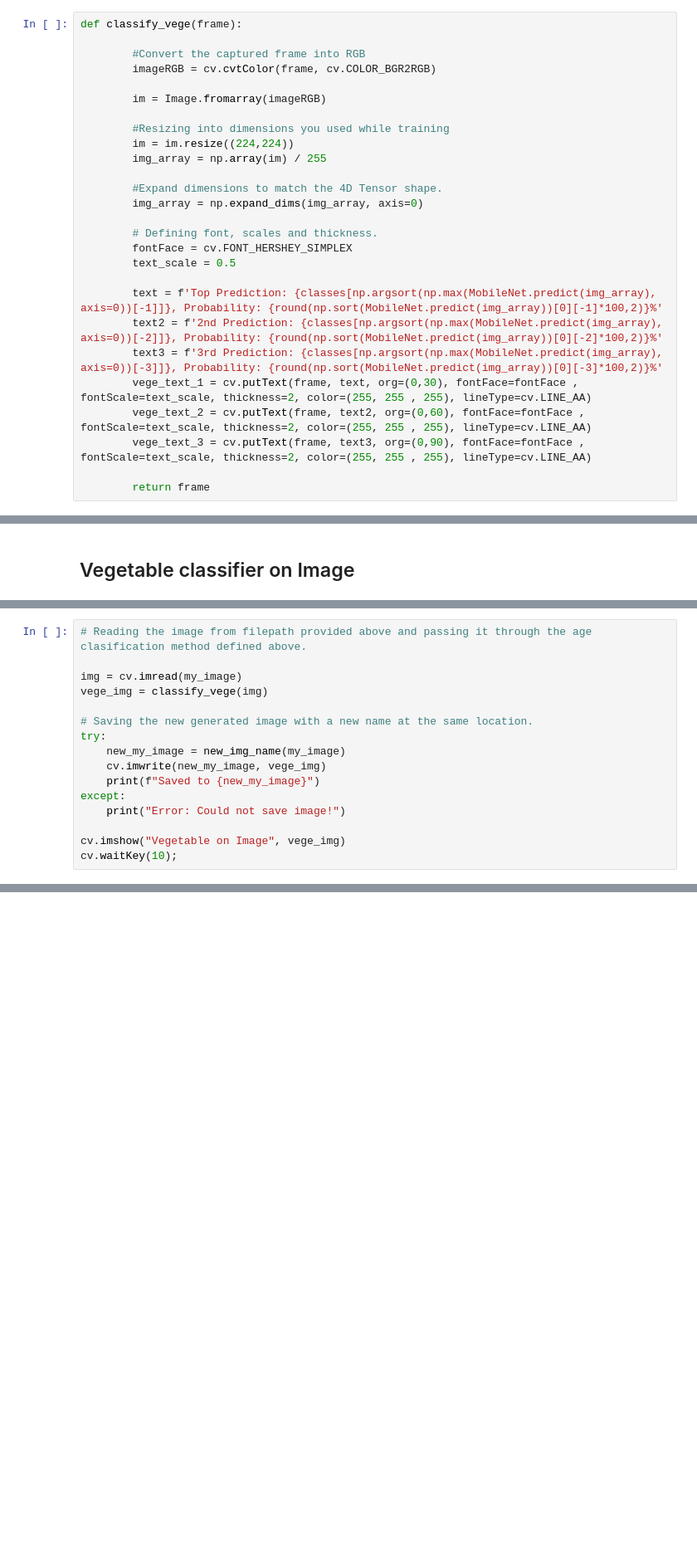
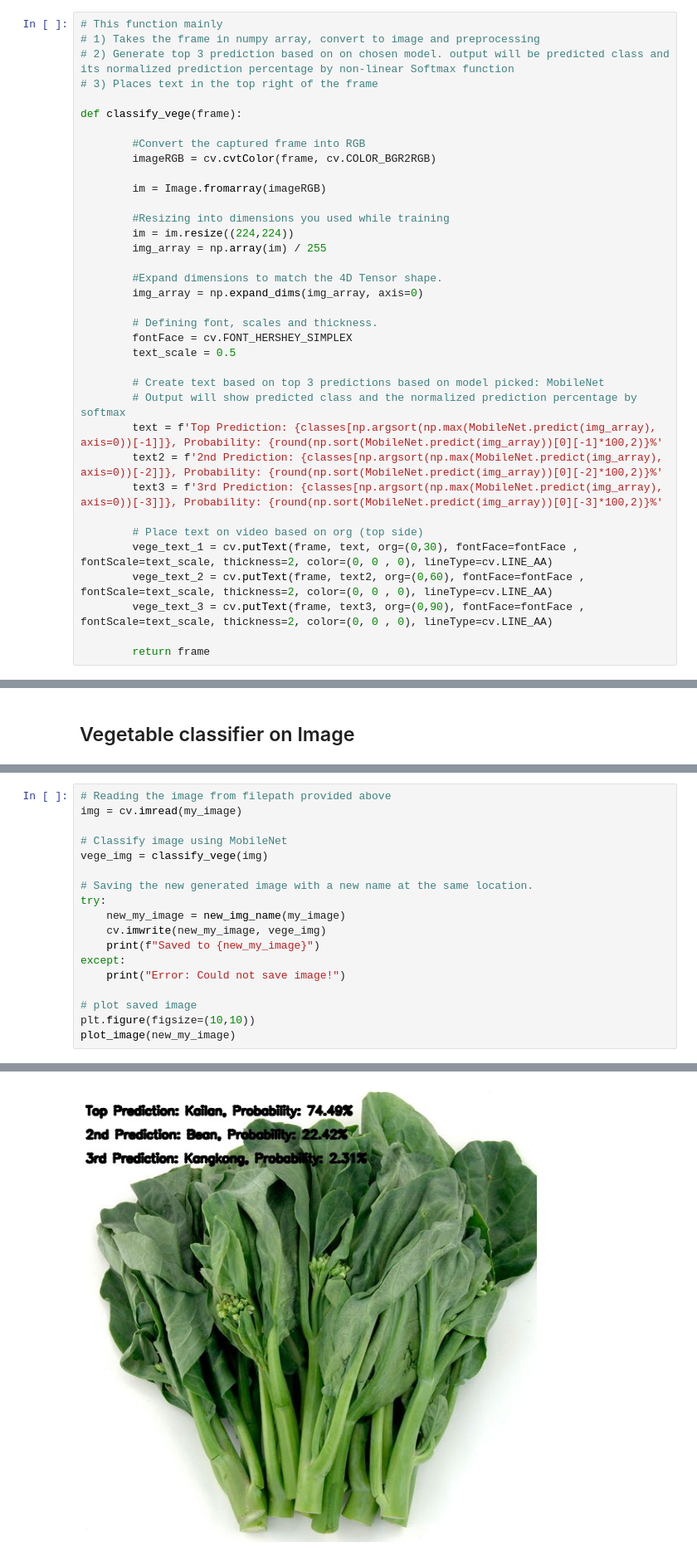
Before and after one commit to msamhz/CAPSTONE--Image_Classifier_to_Distinguish_Vegetables_using_Deep_Learning_-LIVE-, a Jupyter notebook: code/6_ImageUpload_LiveVideo.ipynb, the cells around one changed output, grey strips where cells are left out. Shown: that part at 83% size. Cells and saved outputs as stored; diff of their text form; blank space fills up the shorter version.

```diff
--- a/code/6_ImageUpload_LiveVideo.ipynb
+++ b/code/6_ImageUpload_LiveVideo.ipynb
@@ -76,6 +88,11 @@ def new_img_name(org_img_path):
 
     return new_img_path
 # %%
+# This function mainly
+# 1) Takes the frame in numpy array, convert to image and preprocessing
+# 2) Generate top 3 prediction based on on chosen model. output will be predicted class and its normalized prediction percentage by non-linear Softmax function
+# 3) Places text in the top right of the frame
+
 def classify_vege(frame):
 
         #Convert the captured frame into RGB
@@ -94,11 +111,15 @@ def classify_vege(frame):
         fontFace = cv.FONT_HERSHEY_SIMPLEX
         text_scale = 0.5
 
+        # Create text based on top 3 predictions based on model picked: MobileNet
+        # Output will show predicted class and the normalized prediction percentage by softmax
         text = f'Top Prediction: {classes[np.argsort(np.max(MobileNet.predict(img_array), axis=0))[-1]]}, Probability: {round(np.sort(MobileNet.predict(img_array))[0][-1]*100,2)}%'
         text2 = f'2nd Prediction: {classes[np.argsort(np.max(MobileNet.predict(img_array), axis=0))[-2]]}, Probability: {round(np.sort(MobileNet.predict(img_array))[0][-2]*100,2)}%'
         text3 = f'3rd Prediction: {classes[np.argsort(np.max(MobileNet.predict(img_array), axis=0))[-3]]}, Probability: {round(np.sort(MobileNet.predict(img_array))[0][-3]*100,2)}%'
-        vege_text_1 = cv.putText(frame, text, org=(0,30), fontFace=fontFace , fontScale=text_scale, thickness=2, color=(255, 255 , 255), lineType=cv.LINE_AA)
-        vege_text_2 = cv.putText(frame, text2, org=(0,60), fontFace=fontFace , fontScale=text_scale, thickness=2, color=(255, 255 , 255), lineType=cv.LINE_AA)
-        vege_text_3 = cv.putText(frame, text3, org=(0,90), fontFace=fontFace , fontScale=text_scale, thickness=2, color=(255, 255 , 255), lineType=cv.LINE_AA)
+
+        # Place text on video based on org (top side)
+        vege_text_1 = cv.putText(frame, text, org=(0,30), fontFace=fontFace , fontScale=text_scale, thickness=2, color=(0, 0 , 0), lineType=cv.LINE_AA)
+        vege_text_2 = cv.putText(frame, text2, org=(0,60), fontFace=fontFace , fontScale=text_scale, thickness=2, color=(0, 0 , 0), lineType=cv.LINE_AA)
+        vege_text_3 = cv.putText(frame, text3, org=(0,90), fontFace=fontFace , fontScale=text_scale, thickness=2, color=(0, 0 , 0), lineType=cv.LINE_AA)
 
         return frame
@@ -173,7 +231,8 @@ my_image = "../data/dataset/test/baby_kailan_unseen.jpg"
 # %%
-# Reading the image from filepath provided above and passing it through the age clasification method defined above.
+# Reading the image from filepath provided above
+img = cv.imread(my_image)
 
-img = cv.imread(my_image)
+# Classify image using MobileNet
 vege_img = classify_vege(img)
 
 # Saving the new generated image with a new name at the same location.
@@ -184,6 +243,7 @@ try:
 except:
     print("Error: Could not save image!")
 
-cv.imshow("Vegetable on Image", vege_img)
-cv.waitKey(10);
+# plot saved image
+plt.figure(figsize=(10,10))
+plot_image(new_my_image)
 # %% [output]
@@ -191,3 +251,4 @@ Saved to ../data/dataset/test\baby_kailan_unseen_with_VegeName.jpg
+[figure, added]
 # %% [markdown]
 # Vegetable Classifier on Video
 
```
Also changed, not shown: parts of 23 cells of this notebook, 27 other files.
